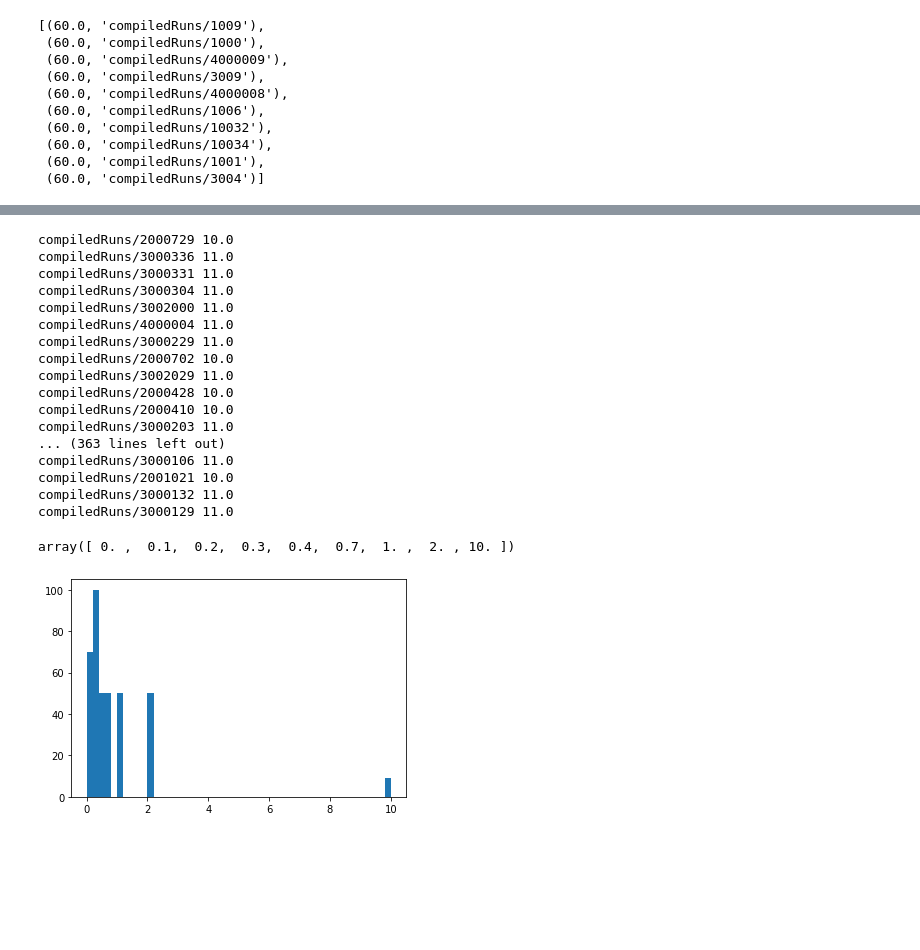
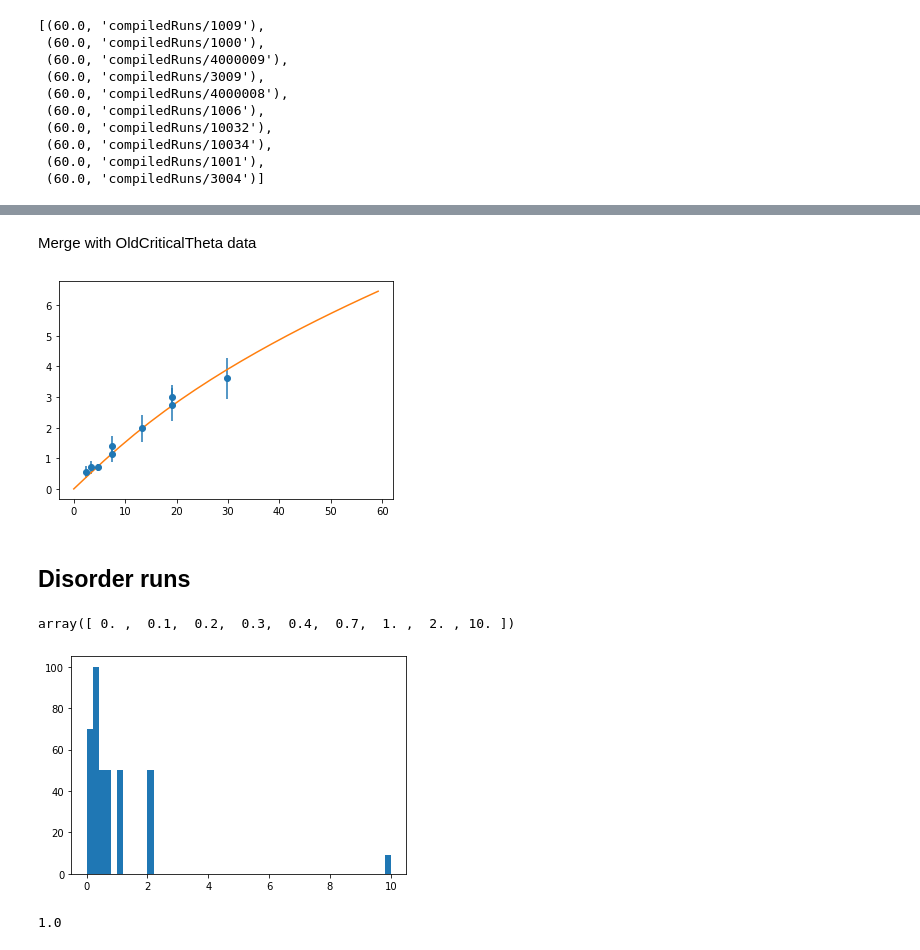
Before and after one commit to LevoSpacewars/Polymer-Tilt, a Jupyter notebook: run parsing utility.ipynb, the cells around one changed output, grey strips where cells are left out. Saved outputs shown, nothing was run; the diff lists cells and outputs as text; code cells hidden in the pictures; blank space fills up the shorter version.

```diff
--- a/run parsing utility.ipynb
+++ b/run parsing utility.ipynb
@@ -115,3 +189,24 @@ plt.plot(v0rs,tcrits,'o')
+# %% [markdown]
+Merge with OldCriticalTheta data
+# %%
+olddata = np.loadtxt('crit_vamp3.npy')
+
+newdata = np.vstack((v0rs,tcrits,terrs)).T
+
+alldata = np.vstack((olddata,newdata))
+
+allv,allt,alle=alldata.T
+plt.figure()
+plt.errorbar(allv,allt,yerr=alle,fmt='o')
+plt.plot(tcritthx[:len(tcritthx)//2],tcritthy[:len(tcritthx)//2])
+
+
+np.savetxt('crit_vamp3_new.npy',newdata)
+np.savetxt('crit_vamp3_all.npy',alldata)
+# %% [output]
+[figure, added]
+# %% [markdown]
+## Disorder runs
 # %%
 tenchainruns = utility.getmatchingparameterruns({"numberchains":10})
 
@@ -120,36 +215,23 @@ potential_r = []
 ktruns = defaultdict(list)
 
 for tcr in tenchainruns:
-    runlength,disorderstrength = utility.getparameters(tcr,['runlength','disorder'])
-    if runlength == 10000000 and len(tcr)>19: #and disorderstrength != 0.
+    runlength,disorderstrength,boxx = utility.getparameters(tcr,['runlength','disorder','boxdimx'])
+    if runlength == 10000000 and len(tcr)>19: # and boxx==11: #and disorderstrength != 0.
         v0,f,kt,boxx = utility.getparameters(tcr,['periodicamplitude','pullforce','kbt','boxdimx'])
         potential_r.append(disorderstrength)
-        ktruns[disorderstrength].append(tcr)
-        print(tcr,boxx)
+        ktruns[disorderstrength].append((tcr,boxx/10.))
+        # print(tcr,boxx)
 
 
 plt.hist(potential_r,bins=50)
 np.unique(potential_r)
 # %% [output]
-compiledRuns/2000729 10.0
-compiledRuns/3000336 11.0
-compiledRuns/3000331 11.0
-compiledRuns/3000304 11.0
-compiledRuns/3002000 11.0
-compiledRuns/4000004 11.0
-compiledRuns/3000229 11.0
-compiledRuns/2000702 10.0
-compiledRuns/3002029 11.0
-compiledRuns/2000428 10.0
-compiledRuns/2000410 10.0
-compiledRuns/3000203 11.0
-... (363 lines left out)
-compiledRuns/3000106 11.0
-compiledRuns/2001021 10.0
-compiledRuns/3000132 11.0
-compiledRuns/3000129 11.0
+array([ 0. ,  0.1,  0.2,  0.3,  0.4,  0.7,  1. ,  2. , 10. ])
-array([ 0. ,  0.1,  0.2,  0.3,  0.4,  0.7,  1. ,  2. , 10. ])
 [figure]
+# %%
+kt
+# %% [output]
+1.0
 # %%
 from ResultsOutputScript import RunDataHandler as rdh
 from collections import defaultdict
```
Also changed, not shown: parts of 24 cells of this notebook, 1 other file.
